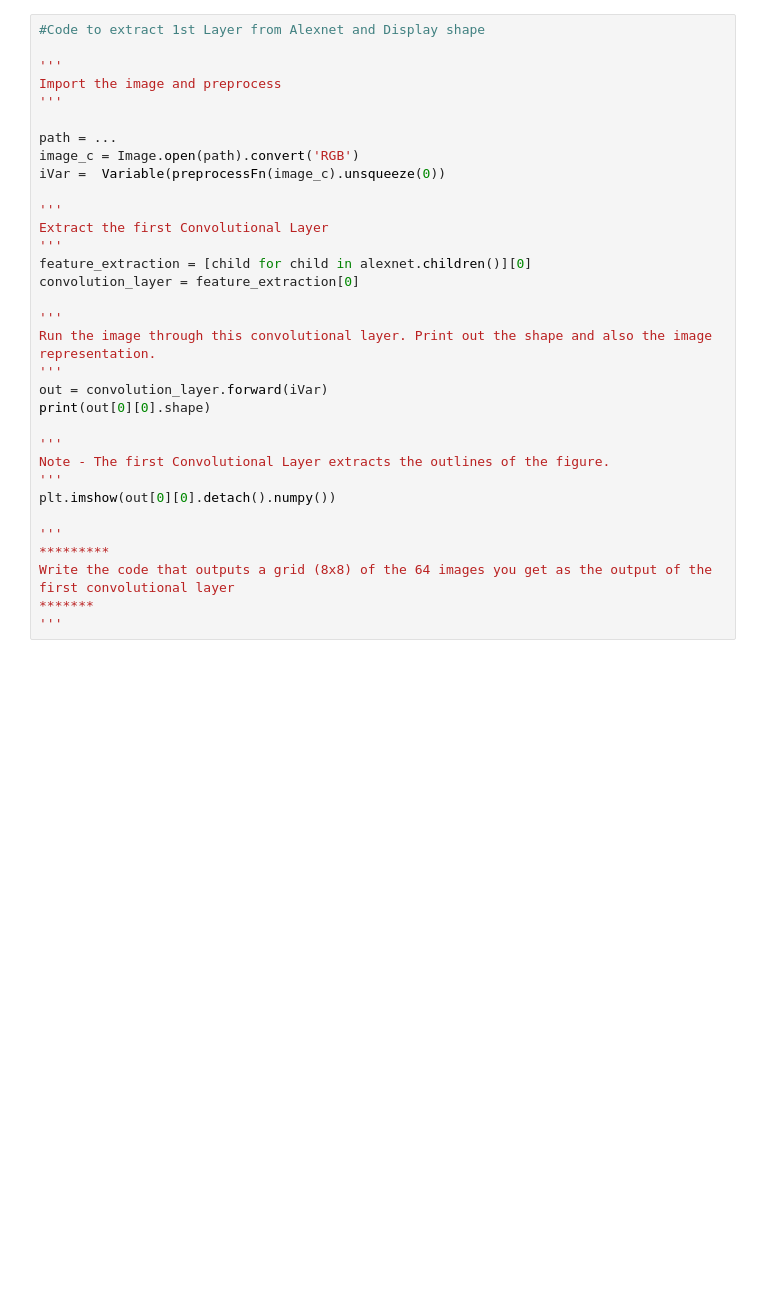
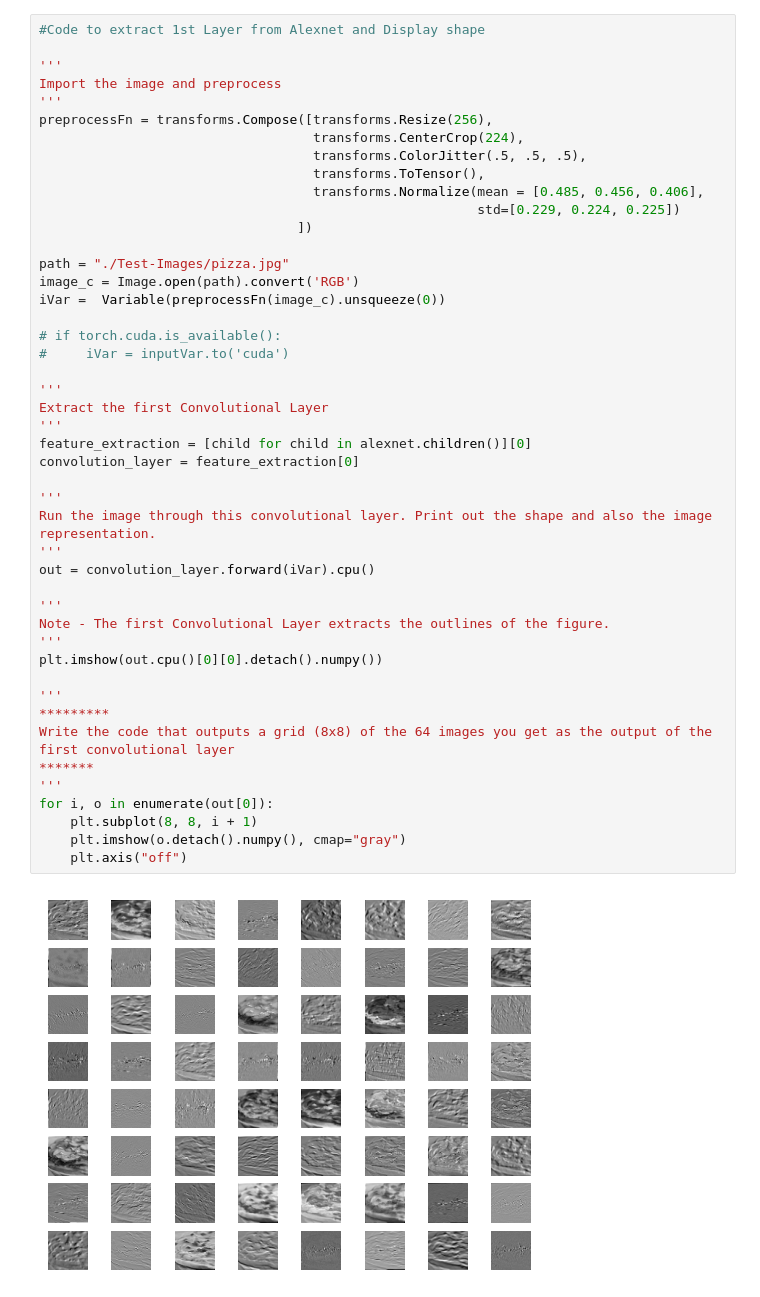
Before and after one commit to seanrcollings/school, a Jupyter notebook: deep-learning/hw4/Alexnet.ipynb, the cells around one changed output. Saved outputs shown, nothing was run; the diff lists cells and outputs as text; blank space fills up the shorter version.

```diff
--- a/deep-learning/hw4/Alexnet.ipynb
+++ b/deep-learning/hw4/Alexnet.ipynb
@@ -130,36 +81,51 @@ plt.imshow(image);
 # %%
 #Code to extract 1st Layer from Alexnet and Display shape
 
 '''
 Import the image and preprocess
 '''
+preprocessFn = transforms.Compose([transforms.Resize(256),
+                                   transforms.CenterCrop(224),
+                                   transforms.ColorJitter(.5, .5, .5),
+                                   transforms.ToTensor(),
+                                   transforms.Normalize(mean = [0.485, 0.456, 0.406],
+                                                        std=[0.229, 0.224, 0.225])
+                                 ])
 
-path = ...
+path = "./Test-Images/pizza.jpg"
 image_c = Image.open(path).convert('RGB')
 iVar =  Variable(preprocessFn(image_c).unsqueeze(0))
+
+# if torch.cuda.is_available():
+#     iVar = inputVar.to('cuda')
 
 '''
 Extract the first Convolutional Layer
 '''
 feature_extraction = [child for child in alexnet.children()][0]
 convolution_layer = feature_extraction[0]
 
 '''
 Run the image through this convolutional layer. Print out the shape and also the image representation.
 '''
-out = convolution_layer.forward(iVar)
-print(out[0][0].shape)
+out = convolution_layer.forward(iVar).cpu()
 
 '''
 Note - The first Convolutional Layer extracts the outlines of the figure.
 '''
-plt.imshow(out[0][0].detach().numpy())
+plt.imshow(out.cpu()[0][0].detach().numpy())
 
 '''
 *********
 Write the code that outputs a grid (8x8) of the 64 images you get as the output of the first convolutional layer
 *******
 '''
+for i, o in enumerate(out[0]):
+    plt.subplot(8, 8, i + 1)
+    plt.imshow(o.detach().numpy(), cmap="gray")
+    plt.axis("off")
+# %% [output]
+[figure, added]
 # %%
 '''Now visualize the filters
 * Look how I am extracting the weights of the 51th filter of the first channel
```
Also changed, not shown: parts of 10 cells of this notebook, 16 other files.
